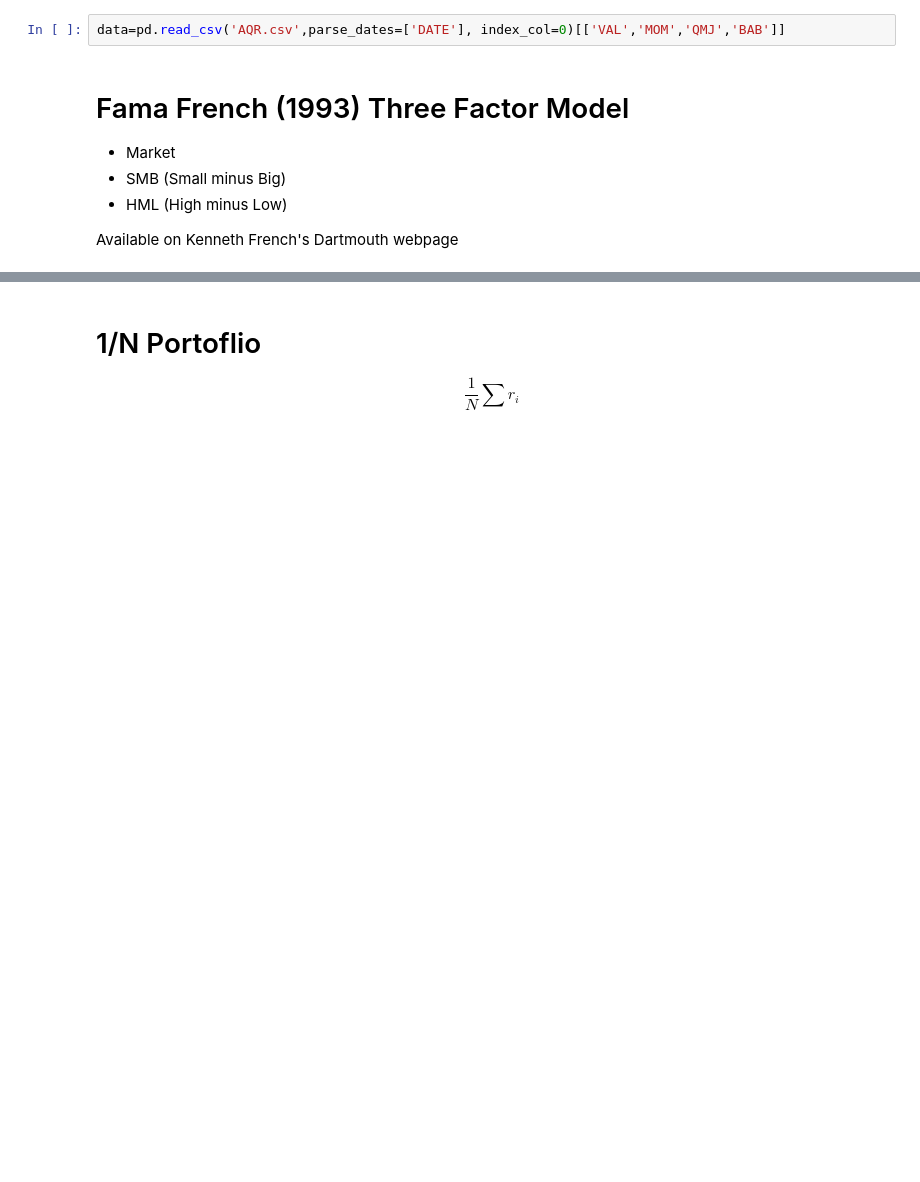
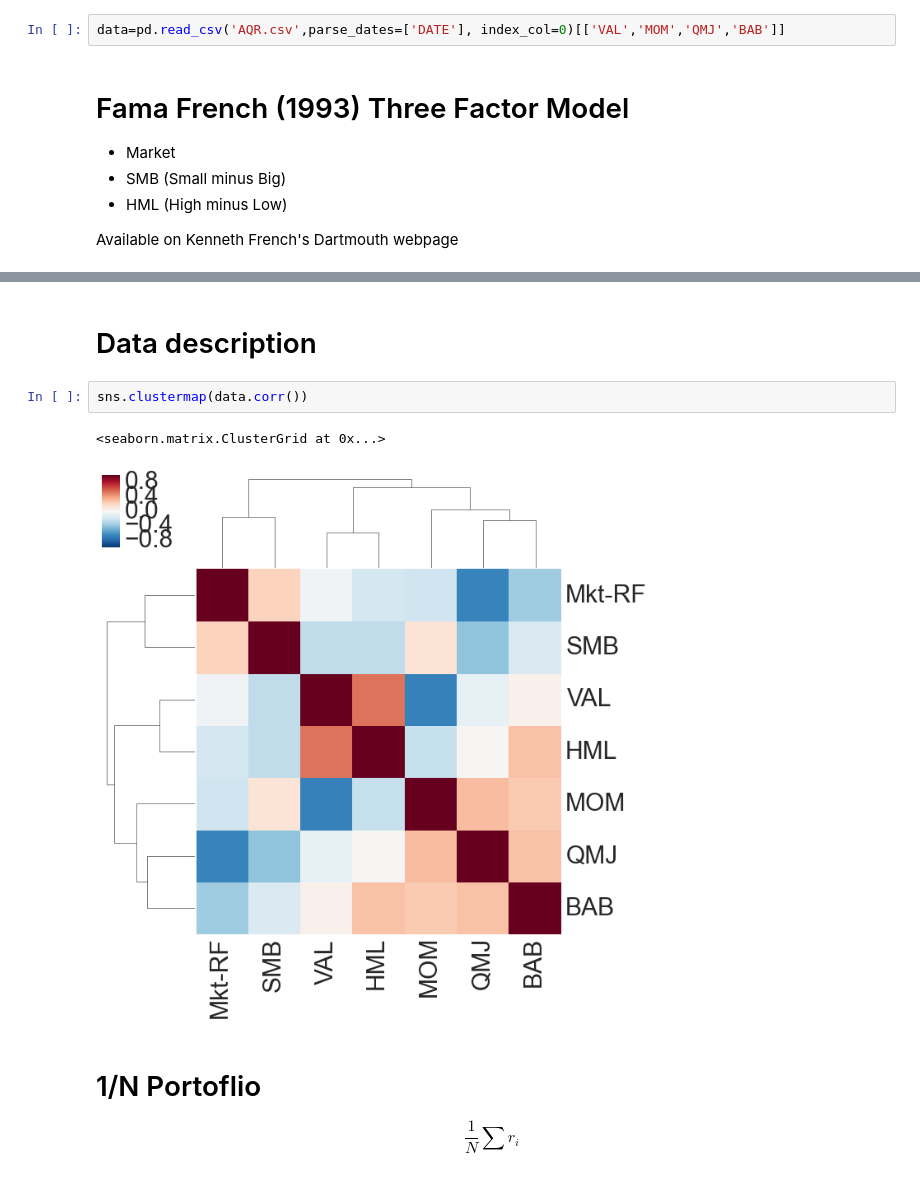
Before and after one commit to mrefermat/quant_finance, a Jupyter notebook: factor_portfolio_construction_meetup_aug18.ipynb, the cells around one changed output, grey strips where cells are left out. Cells and saved outputs as stored; diff of their text form; blank space fills up the shorter version.

```diff
--- a/factor_portfolio_construction_meetup_aug18.ipynb
+++ b/factor_portfolio_construction_meetup_aug18.ipynb
@@ -37,6 +44,13 @@ data=data.join(pd.read_csv('FF.csv',parse_dates=['Date'],index_col=0).resample(r
 # %% [output]
 the new syntax is .resample(...).sum()
   """Entry point for launching an IPython kernel.
+# %% [markdown]
+# Data description
+# %%
+sns.clustermap(data.corr())
+# %% [output]
+<seaborn.matrix.ClusterGrid at 0x...>
+[figure, added]
 # %% [markdown]
 # 1/N Portoflio
 
```
Also changed, not shown: parts of 7 cells of this notebook.
